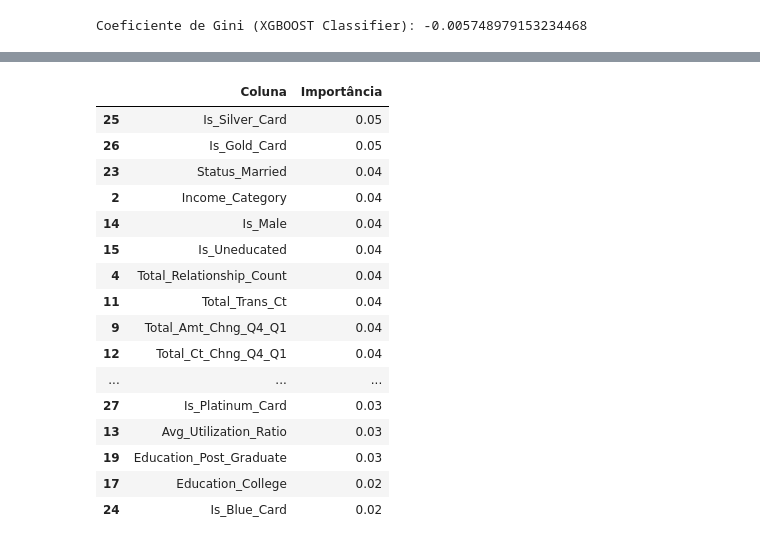
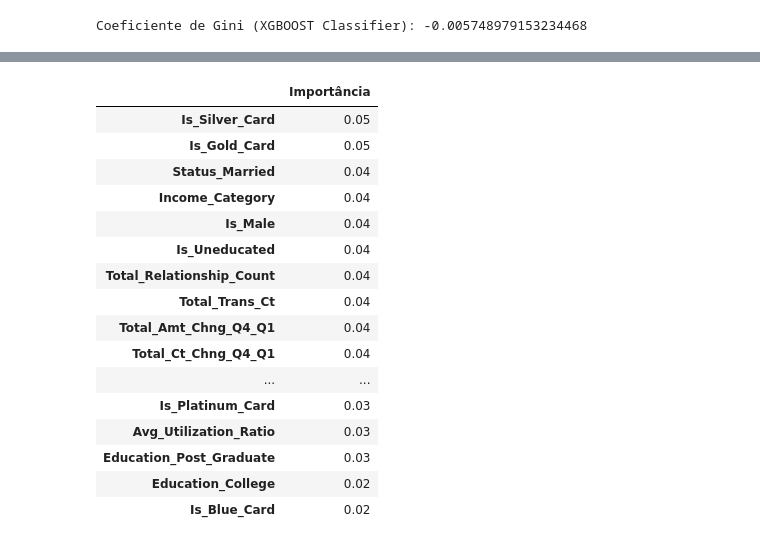
Before and after one commit to rpf991/Previsao_Churning_Clientes_Credito, a Jupyter notebook: notebooks/data_analysis.ipynb, the cells around one changed output, grey strips where cells are left out. Saved outputs shown, nothing was run; the diff lists cells and outputs as text; code cells hidden in the pictures.

```diff
--- a/notebooks/data_analysis.ipynb
+++ b/notebooks/data_analysis.ipynb
@@ -202,14 +202,14 @@ Conlusões
 * A coluna CLIENTNUM será removida pois apresenta valores repetidos,
   e então atrapalhando na classificação dos dados
 # %%
-df_base_credit = df_base_credit.drop(columns=['CLIENTNUM', 'Gender', 'Marital_Status',
+df_credit_clean = df_base_credit.drop(columns=['CLIENTNUM', 'Gender', 'Marital_Status',
                                               'Card_Category', 'Is_Female',
                                               'Avg_Open_To_Buy', 'Education_Level'])
 # %% [markdown]
 Definição das variáveis de treino e teste
 # %%
-X = df_base_credit.drop(columns=['Attrition_Flag'], axis=1)
-y = df_base_credit['Attrition_Flag']
+X = df_credit_clean.drop(columns=['Attrition_Flag'], axis=1)
+y = df_credit_clean['Attrition_Flag']
 
 # Será dividido os dados dos eixos x e y em 80% de treino e 20% de teste
 # stratify -> variável alvo
@@ -303,7 +308,7 @@ pd.DataFrame({
 # Modelo Random Florest
 
 # criação do modelo
-random_florest = RandomForestClassifier(class_weight='balanced', random_state=42)
+random_florest = RandomForestClassifier(class_weight='balanced_subsample', random_state=42)
 # class_weight: Balanceamento de pesos
 
 # treinar o modelo
@@ -436,26 +445,26 @@ Relatório Random Florest:
 weighted avg       0.75      0.28      0.29      2000
 # %%
 df_importancia = pd.DataFrame({
-    'Coluna': X_train.columns,
     'Importância': xgboot_classifier.feature_importances_
-}).sort_values(by='Importância', ascending=False)
+    }, index=X_train.columns
+).sort_values(by='Importância', ascending=False)
 
 df_importancia
 # %% [output]
-|  | Coluna | Importância |
-| 25 | Is_Silver_Card | 0.05 |
-| 26 | Is_Gold_Card | 0.05 |
-| 23 | Status_Married | 0.04 |
-| 2 | Income_Category | 0.04 |
-| 14 | Is_Male | 0.04 |
-| 15 | Is_Uneducated | 0.04 |
-| 4 | Total_Relationship_Count | 0.04 |
-| 11 | Total_Trans_Ct | 0.04 |
-| 9 | Total_Amt_Chng_Q4_Q1 | 0.04 |
-| 12 | Total_Ct_Chng_Q4_Q1 | 0.04 |
-| ... | ... | ... |
-| 27 | Is_Platinum_Card | 0.03 |
-| 13 | Avg_Utilization_Ratio | 0.03 |
-| 19 | Education_Post_Graduate | 0.03 |
-| 17 | Education_College | 0.02 |
-| 24 | Is_Blue_Card | 0.02 |
+|  | Importância |
+| Is_Silver_Card | 0.05 |
+| Is_Gold_Card | 0.05 |
+| Status_Married | 0.04 |
+| Income_Category | 0.04 |
+| Is_Male | 0.04 |
+| Is_Uneducated | 0.04 |
+| Total_Relationship_Count | 0.04 |
+| Total_Trans_Ct | 0.04 |
+| Total_Amt_Chng_Q4_Q1 | 0.04 |
+| Total_Ct_Chng_Q4_Q1 | 0.04 |
+| ... | ... |
+| Is_Platinum_Card | 0.03 |
+| Avg_Utilization_Ratio | 0.03 |
+| Education_Post_Graduate | 0.03 |
+| Education_College | 0.02 |
+| Is_Blue_Card | 0.02 |
```
Also changed, not shown: parts of 9 cells of this notebook.
